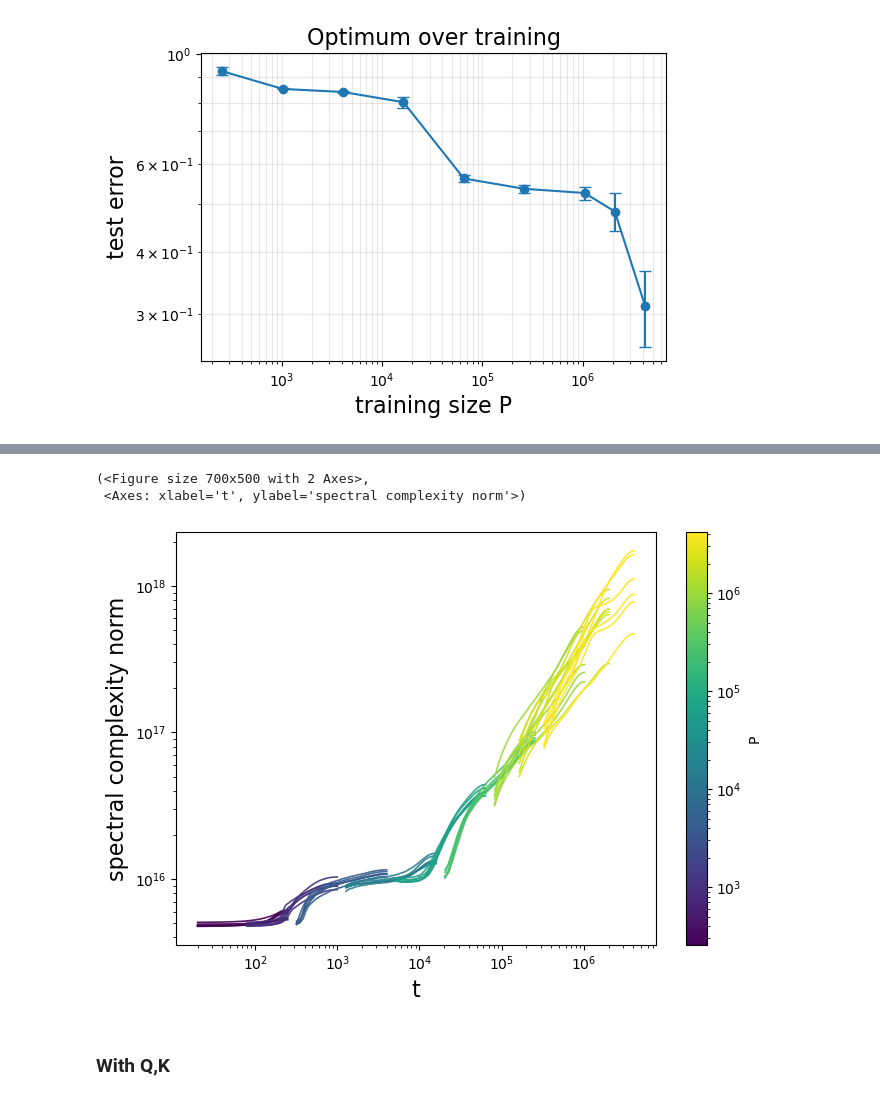
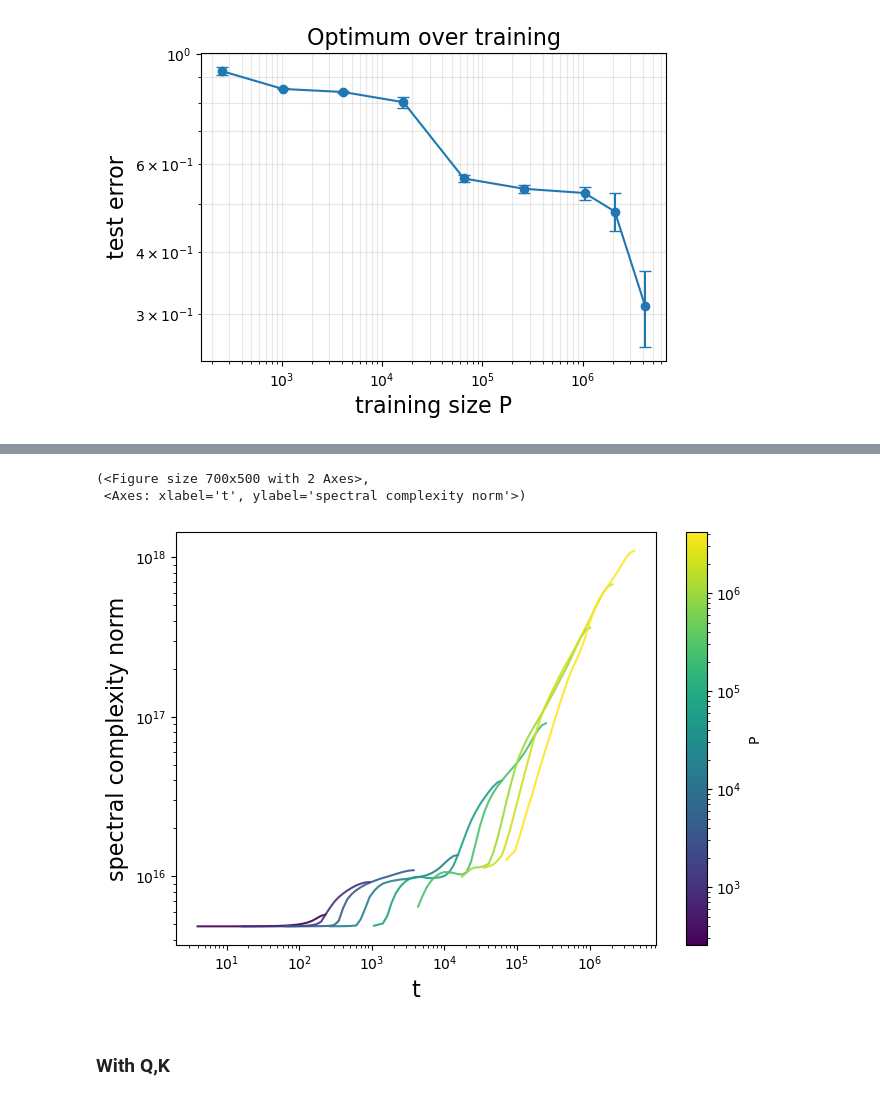
Before and after one commit to f-damico/theory-language-modelling, a Jupyter notebook: rhm_dynamics copy.ipynb, the cells around one changed output, grey strips where cells are left out. Saved outputs shown, nothing was run; the diff lists cells and outputs as text; code cells hidden in the pictures.

```diff
--- a/rhm_dynamics copy.ipynb
+++ b/rhm_dynamics copy.ipynb
@@ -620,15 +1393,17 @@ plot_err_vs_norm_all_curves(
 # %%
 plot_err_vs_norm_all_curves(
     res,
     y_plot = "spectral_complexity_no_QK",
     norm_type="time",
     xscale="log",
     yscale="log",
+        average_seeds=True,
+    avg_num_x=100,
 )
 # %% [output]
 (<Figure size 700x500 with 2 Axes>,
  <Axes: xlabel='t', ylabel='spectral complexity norm'>)
-[figure, old version]
+[figure, new version]
 # %% [markdown]
 ### With Q,K
 # %%
```
Also changed, not shown: parts of 50 cells of this notebook, 1 other file.
